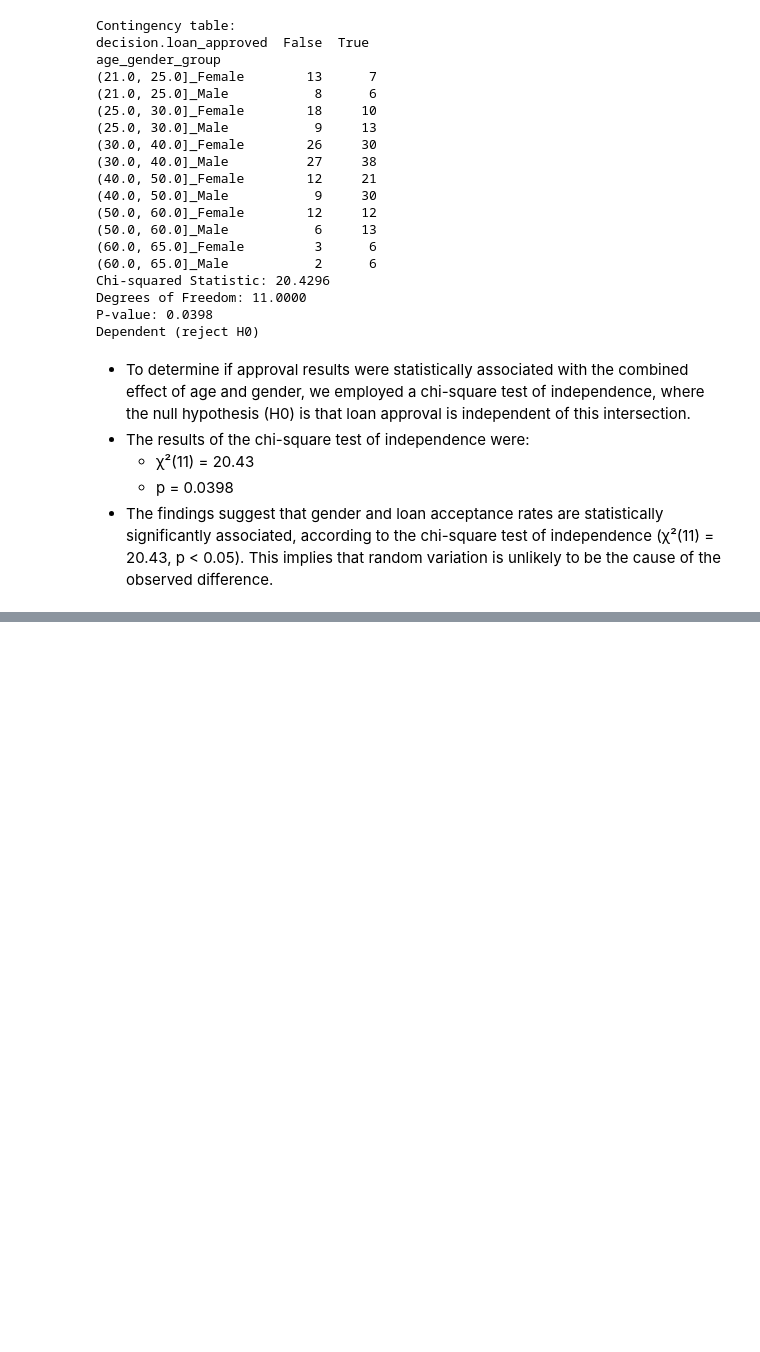
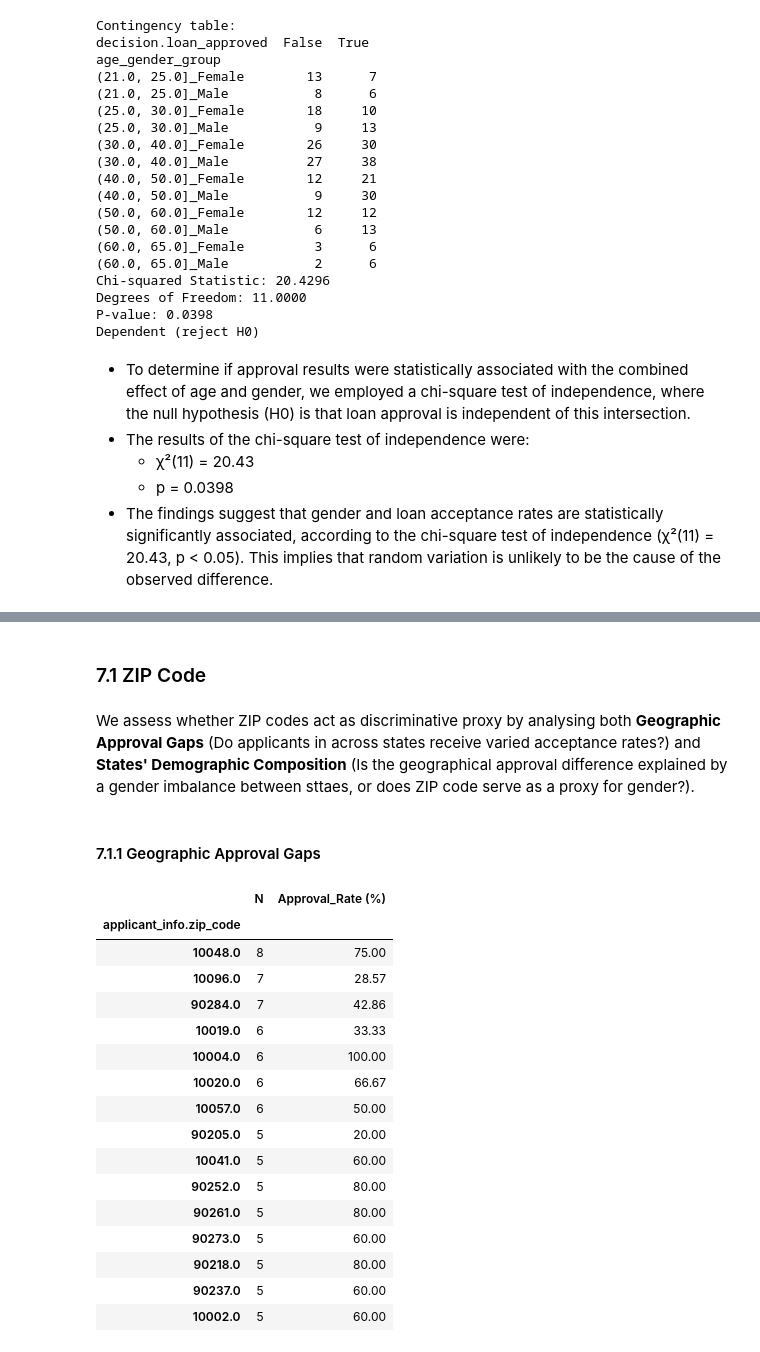
Before and after one commit to marianaclopes/dego-project-team6, a Jupyter notebook: notebooks/02-bias-analysis.ipynb, the cells around one changed output, grey strips where cells are left out. Drawn from its saved outputs; the diff is of its cells as text; code cells hidden in the pictures; blank space fills up the shorter version.

```diff
--- a/notebooks/02-bias-analysis.ipynb
+++ b/notebooks/02-bias-analysis.ipynb
@@ -637,0 +644,36 @@ Dependent (reject H0)
+# %% [markdown]
+### 7.1 ZIP Code
+# %% [markdown]
+We assess whether ZIP codes act as discriminative proxy by analysing both **Geographic Approval Gaps** (Do applicants in across states receive varied acceptance rates?) and **States' Demographic Composition** (Is the geographical approval difference explained by a gender imbalance between sttaes, or does ZIP code serve as a proxy for gender?).
+# %% [markdown]
+#### 7.1.1 Geographic Approval Gaps
+# %%
+# Approval rates by ZIP code
+zip_summary = (
+    df.groupby("applicant_info.zip_code")["decision.loan_approved"]
+    .agg(N="count", Approval_Rate="mean")
+    .sort_values("N", ascending=False)
+)
+
+zip_summary["Approval_Rate (%)"] = (zip_summary["Approval_Rate"] * 100).round(2)
+
+
+display(zip_summary[["N", "Approval_Rate (%)"]].head(15))
+# %% [output]
+|  | N | Approval_Rate (%) |
+| applicant_info.zip_code |  |  |
+| 10048.0 | 8 | 75.00 |
+| 10096.0 | 7 | 28.57 |
+| 90284.0 | 7 | 42.86 |
+| 10019.0 | 6 | 33.33 |
+| 10004.0 | 6 | 100.00 |
+| 10020.0 | 6 | 66.67 |
+| 10057.0 | 6 | 50.00 |
+| 90205.0 | 5 | 20.00 |
+| 10041.0 | 5 | 60.00 |
+| 90252.0 | 5 | 80.00 |
+| 90261.0 | 5 | 80.00 |
+| 90273.0 | 5 | 60.00 |
+| 90218.0 | 5 | 80.00 |
+| 90237.0 | 5 | 60.00 |
+| 10002.0 | 5 | 60.00 |
```
Also changed, not shown: parts of 25 cells of this notebook.
